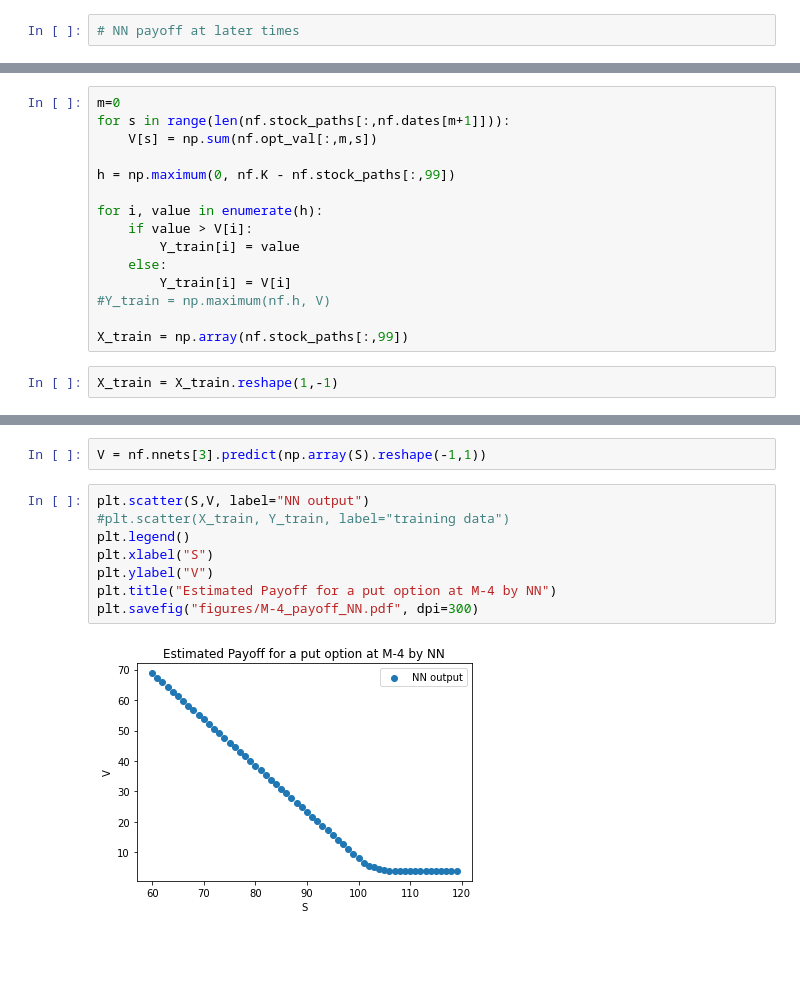
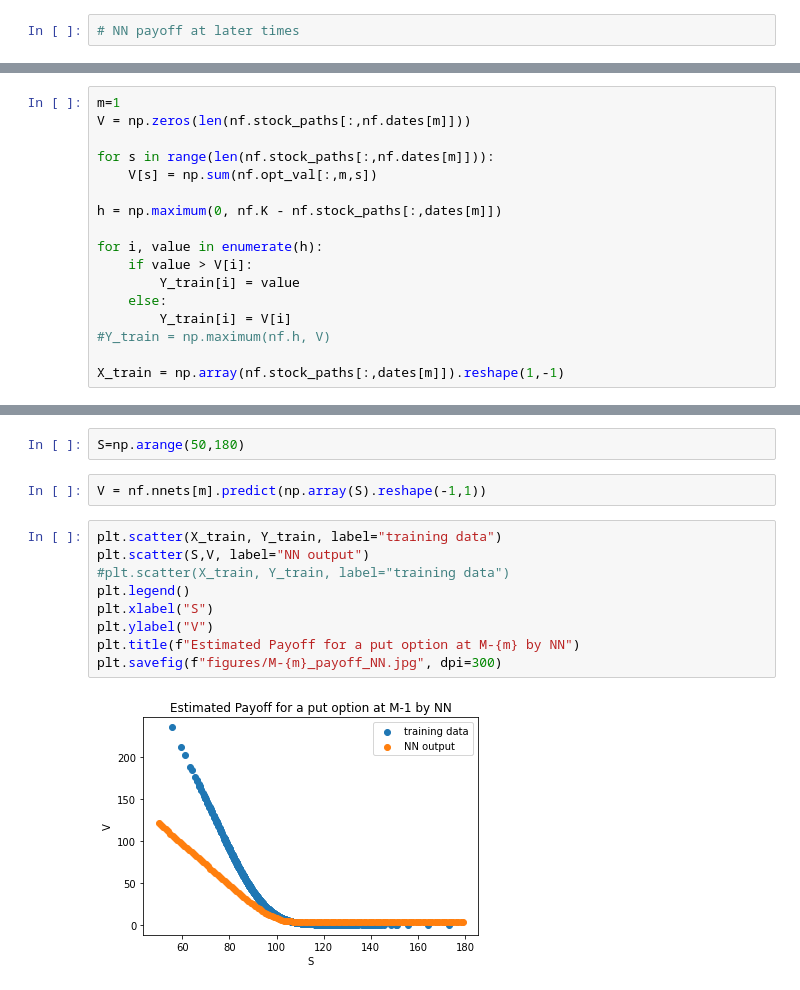
Before and after one commit to SByeUva/advance_computational_finance, a Jupyter notebook: bermudan_option_pricer.ipynb, the cells around one changed output, grey strips where cells are left out. Saved outputs shown, nothing was run; the diff lists cells and outputs as text; blank space fills up the shorter version.

```diff
--- a/bermudan_option_pricer.ipynb
+++ b/bermudan_option_pricer.ipynb
@@ -385,9 +416,11 @@ V = np.zeros(len(nf.stock_paths[:,nf.dates[m+1]]))
 # %%
-m=0
-for s in range(len(nf.stock_paths[:,nf.dates[m+1]])):
+m=1
+V = np.zeros(len(nf.stock_paths[:,nf.dates[m]]))
+
+for s in range(len(nf.stock_paths[:,nf.dates[m]])):
     V[s] = np.sum(nf.opt_val[:,m,s])
 
-h = np.maximum(0, nf.K - nf.stock_paths[:,99])
+h = np.maximum(0, nf.K - nf.stock_paths[:,dates[m]])
 
 for i, value in enumerate(h):
     if value > V[i]:
@@ -396,9 +429,7 @@ for i, value in enumerate(h):
         Y_train[i] = V[i]
 #Y_train = np.maximum(nf.h, V)
 
-X_train = np.array(nf.stock_paths[:,99])
+X_train = np.array(nf.stock_paths[:,dates[m]]).reshape(1,-1)
-# %%
-X_train = X_train.reshape(1,-1)
 # %%
 plt.scatter(X_train, Y_train)
 # %% [output]
@@ -407,12 +438,15 @@ plt.scatter(X_train, Y_train)
+# %%
+S=np.arange(50,180)
 # %%
-V = nf.nnets[3].predict(np.array(S).reshape(-1,1))
+V = nf.nnets[m].predict(np.array(S).reshape(-1,1))
 # %%
+plt.scatter(X_train, Y_train, label="training data")
 plt.scatter(S,V, label="NN output")
 #plt.scatter(X_train, Y_train, label="training data")
 plt.legend()
 plt.xlabel("S")
 plt.ylabel("V")
-plt.title("Estimated Payoff for a put option at M-4 by NN")
-plt.savefig("figures/M-4_payoff_NN.pdf", dpi=300)
+plt.title(f"Estimated Payoff for a put option at M-{m} by NN")
+plt.savefig(f"figures/M-{m}_payoff_NN.jpg", dpi=300)
 # %% [output]
-[figure, old version]
+[figure, new version]
```
Also changed, not shown: parts of 25 cells of this notebook, 8 other files.
